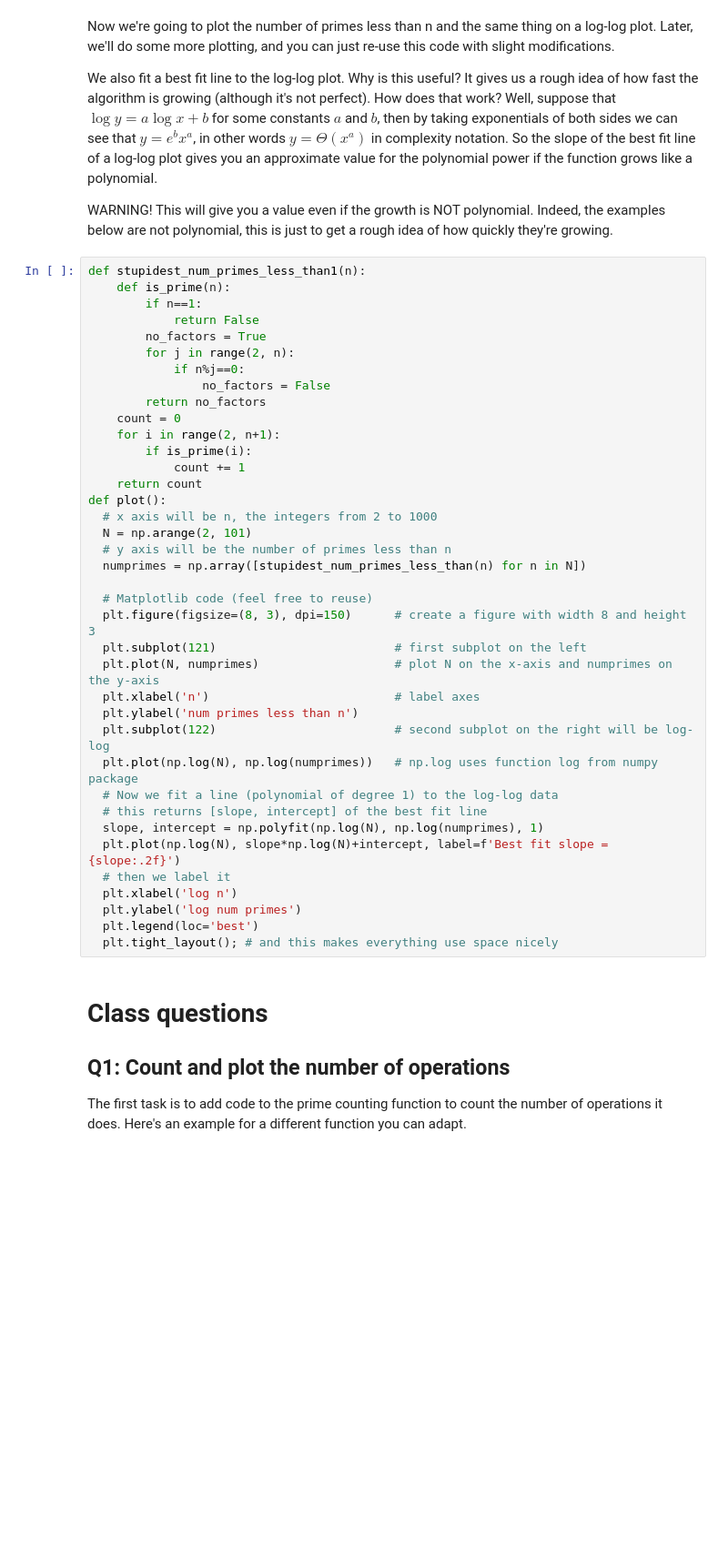
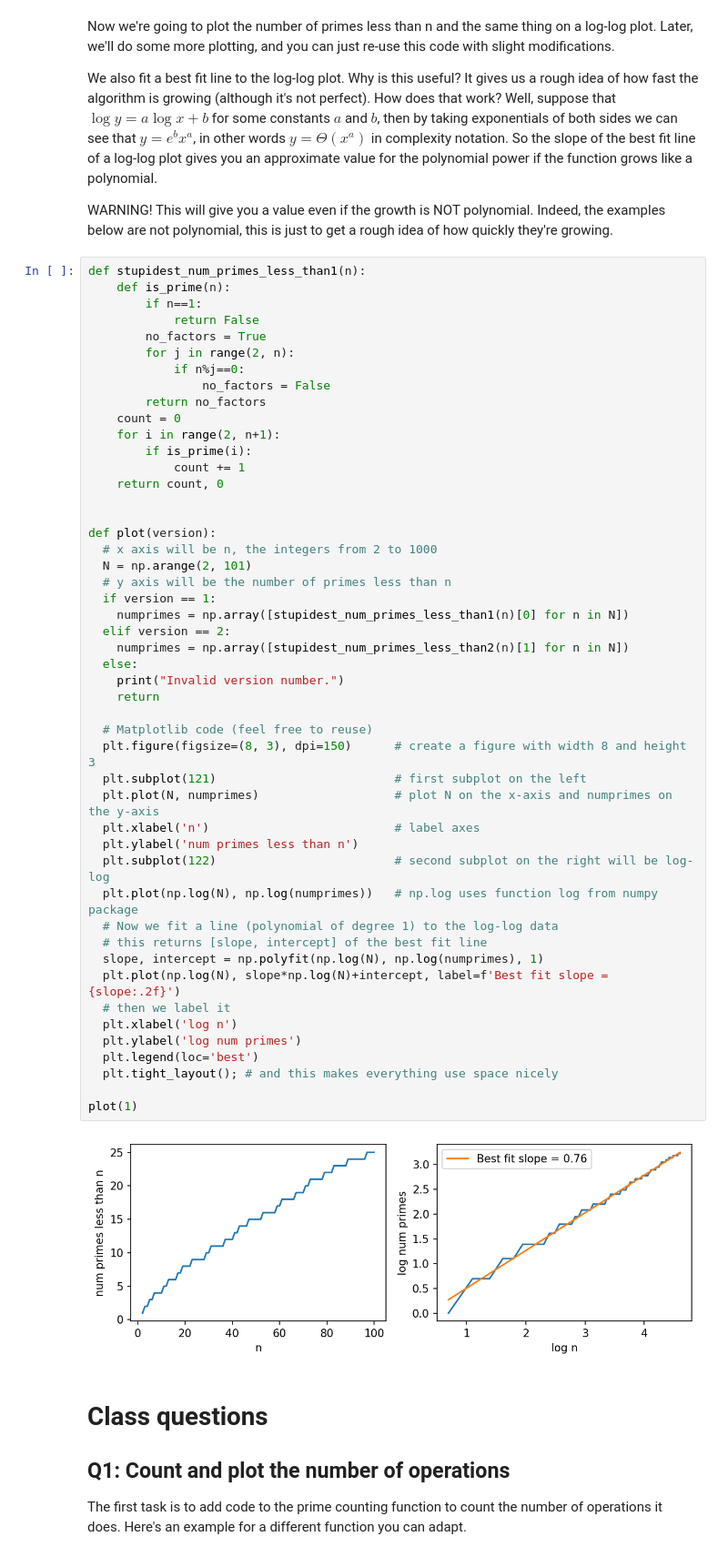
Before and after one commit to adil-shah05/discreteMafs, a Jupyter notebook: week-2-class.ipynb, the cells around one changed output. Shown at 91% size. Saved outputs shown, nothing was run; the diff lists cells and outputs as text; blank space fills up the shorter version.

```diff
--- a/week-2-class.ipynb
+++ b/week-2-class.ipynb
@@ -43,36 +43,48 @@ def stupidest_num_primes_less_than1(n):
         no_factors = True
         for j in range(2, n):
             if n%j==0:
                 no_factors = False
         return no_factors
     count = 0
     for i in range(2, n+1):
         if is_prime(i):
             count += 1
-    return count
-def plot():
+    return count, 0
+
+
+def plot(version):
   # x axis will be n, the integers from 2 to 1000
   N = np.arange(2, 101)
   # y axis will be the number of primes less than n
-  numprimes = np.array([stupidest_num_primes_less_than(n) for n in N])
+  if version == 1:
+    numprimes = np.array([stupidest_num_primes_less_than1(n)[0] for n in N])
+  elif version == 2:
+    numprimes = np.array([stupidest_num_primes_less_than2(n)[1] for n in N])
+  else:
+    print("Invalid version number.")
+    return
 
   # Matplotlib code (feel free to reuse)
   plt.figure(figsize=(8, 3), dpi=150)      # create a figure with width 8 and height 3
   plt.subplot(121)                         # first subplot on the left
   plt.plot(N, numprimes)                   # plot N on the x-axis and numprimes on the y-axis
   plt.xlabel('n')                          # label axes
   plt.ylabel('num primes less than n')
   plt.subplot(122)                         # second subplot on the right will be log-log
   plt.plot(np.log(N), np.log(numprimes))   # np.log uses function log from numpy package
   # Now we fit a line (polynomial of degree 1) to the log-log data
   # this returns [slope, intercept] of the best fit line
   slope, intercept = np.polyfit(np.log(N), np.log(numprimes), 1)
   plt.plot(np.log(N), slope*np.log(N)+intercept, label=f'Best fit slope = {slope:.2f}')
   # then we label it
   plt.xlabel('log n')
   plt.ylabel('log num primes')
   plt.legend(loc='best')
   plt.tight_layout(); # and this makes everything use space nicely
+
+plot(1)
+# %% [output]
+[figure, added]
 # %% [markdown]
 # Class questions
 
```
Also changed, not shown: parts of 1 cell of this notebook.
